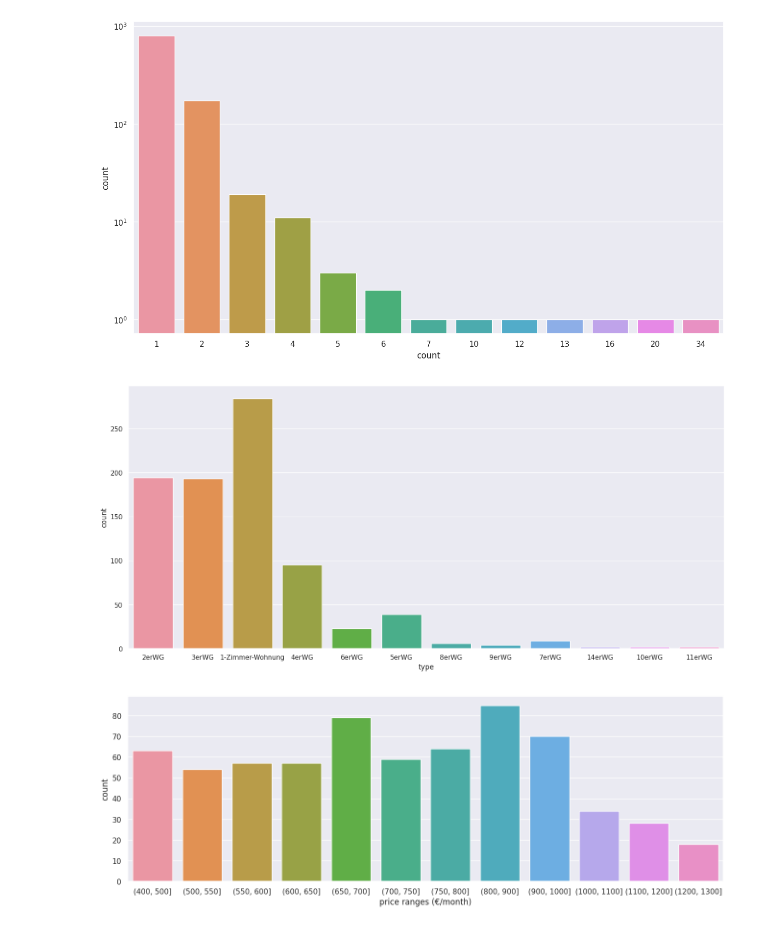
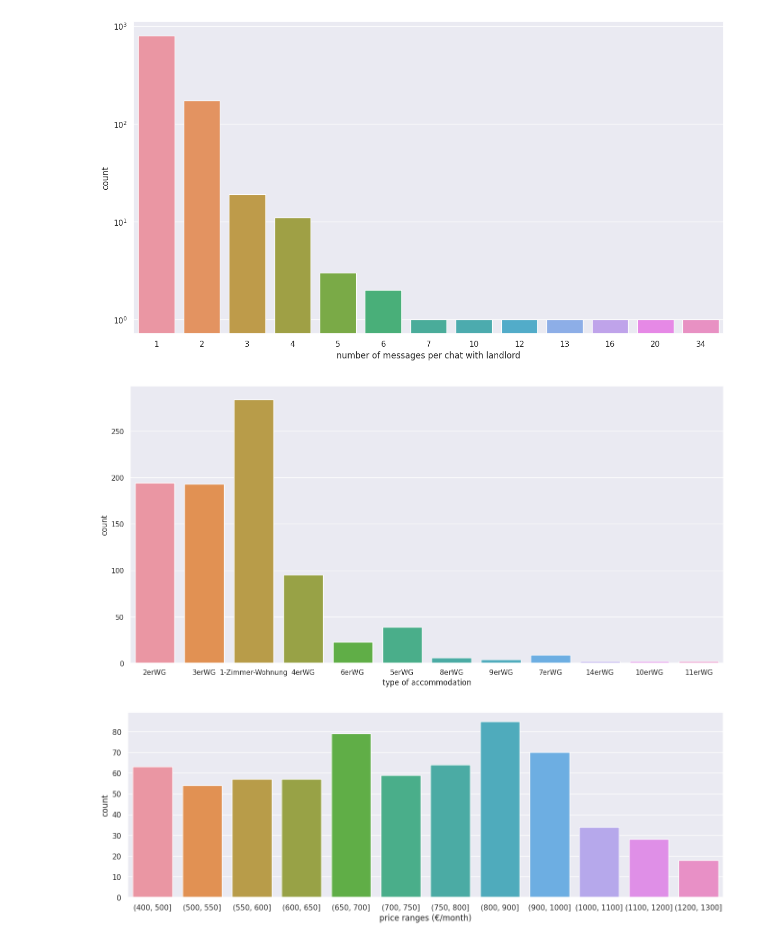
Before and after one commit to rcastellotti/wg-gesucht-analysis, a Jupyter notebook: main.ipynb, the cells around one changed output. Saved outputs shown, nothing was run; the diff lists cells and outputs as text; code cells hidden in the pictures.

```diff
--- a/main.ipynb
+++ b/main.ipynb
@@ -14,19 +13,21 @@ con.close()
 f, ax = plt.subplots()
 sns.countplot(x="count",data=df)
 plt.yscale("log")
-plt.savefig("out.png")
+ax.set(xlabel="number of messages per chat with landlord")
+plt.savefig("chats.png")
 # %% [output]
-[figure, old version]
+[figure, new version]
 # %%
 con = sqlite3.connect("wg-gesucht-analysis.sqlite")
 df = pd.read_sql_query("select * from chat", con)
 con.close()
 # %%
-plt.figure(figsize = (18,8))
-sns.countplot(x="type",data=df)
+plt.figure(figsize = (17,8))
+ax=sns.countplot(x="type",data=df)
+ax.set(xlabel="type of accommodation")
 plt.savefig("type")
 # %% [output]
-[figure, old version]
+[figure, new version]
 # %%
 df['bins'] = pd.cut(x=df['price'], bins=[400,500, 550,600, 650,700,750,800,900,1000,1100,1200,1300])
 f, ax = plt.subplots(figsize=(16, 5))
```
Also changed, not shown: parts of 5 cells of this notebook, 1 other file.
